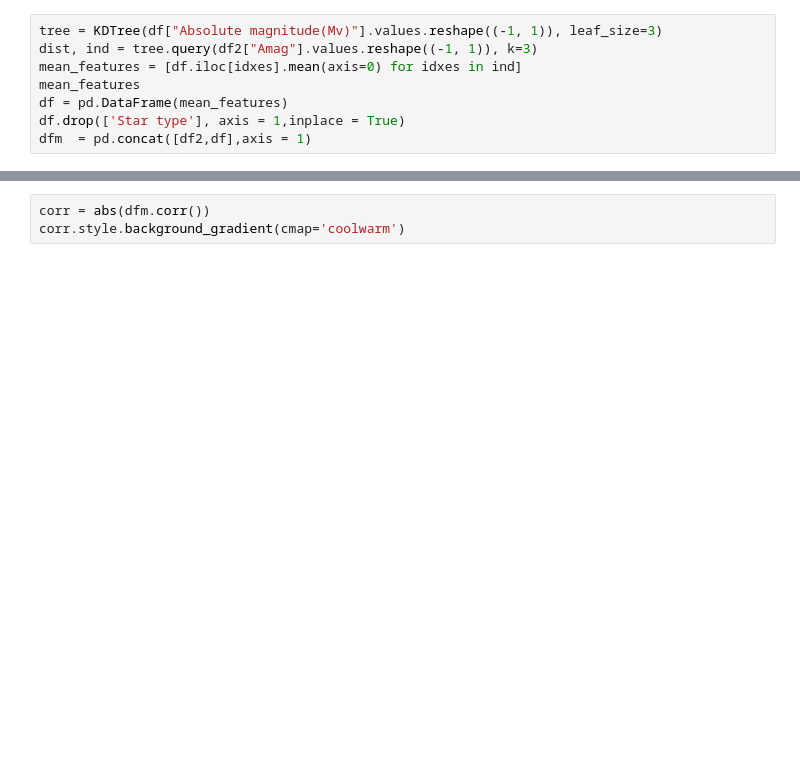
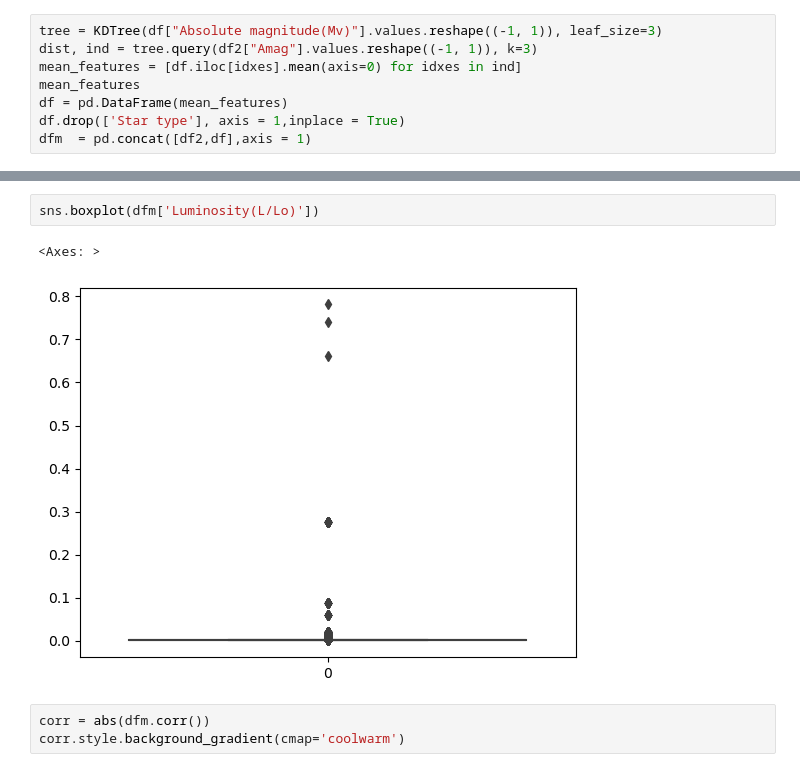
Before and after one commit to junkyRaccoon/HR_diagram, a Jupyter notebook: star.ipynb, the cells around one changed output, grey strips where cells are left out. Saved outputs shown, nothing was run; the diff lists cells and outputs as text; blank space fills up the shorter version.

```diff
--- a/star.ipynb
+++ b/star.ipynb
@@ -73,3 +104,8 @@ dfm
+# %%
+sns.boxplot(dfm['Luminosity(L/Lo)'])
+# %% [output]
+<Axes: >
+[figure, added]
 # %%
 corr = abs(dfm.corr())
 corr.style.background_gradient(cmap='coolwarm')
```
Also changed, not shown: parts of 40 cells of this notebook.
